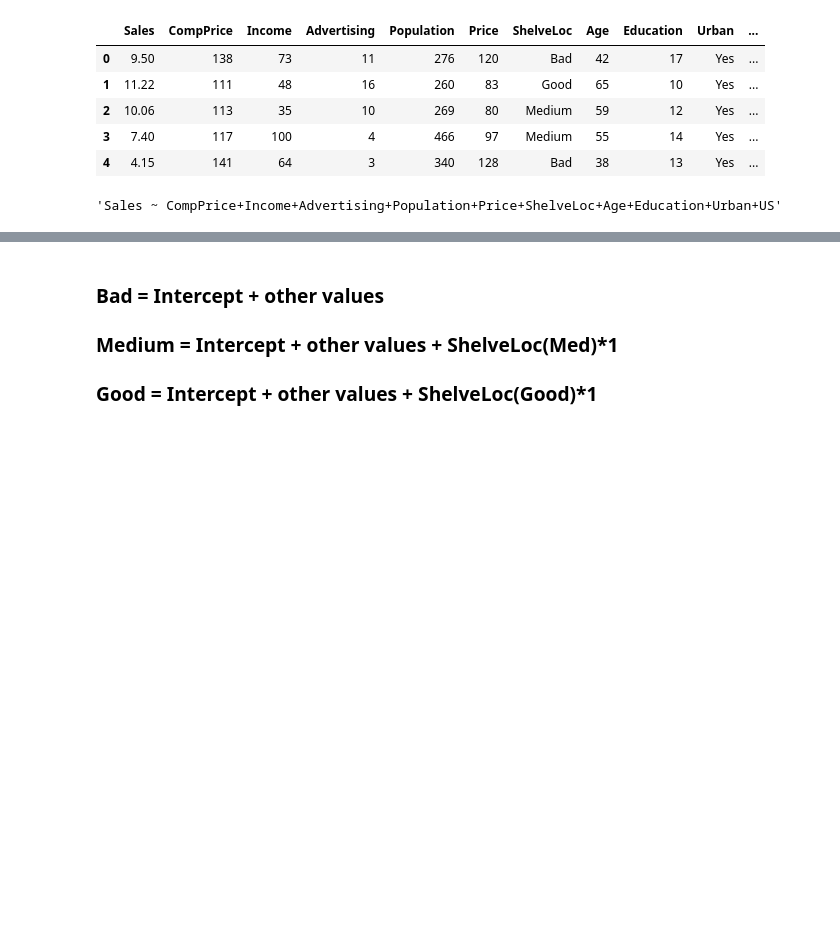
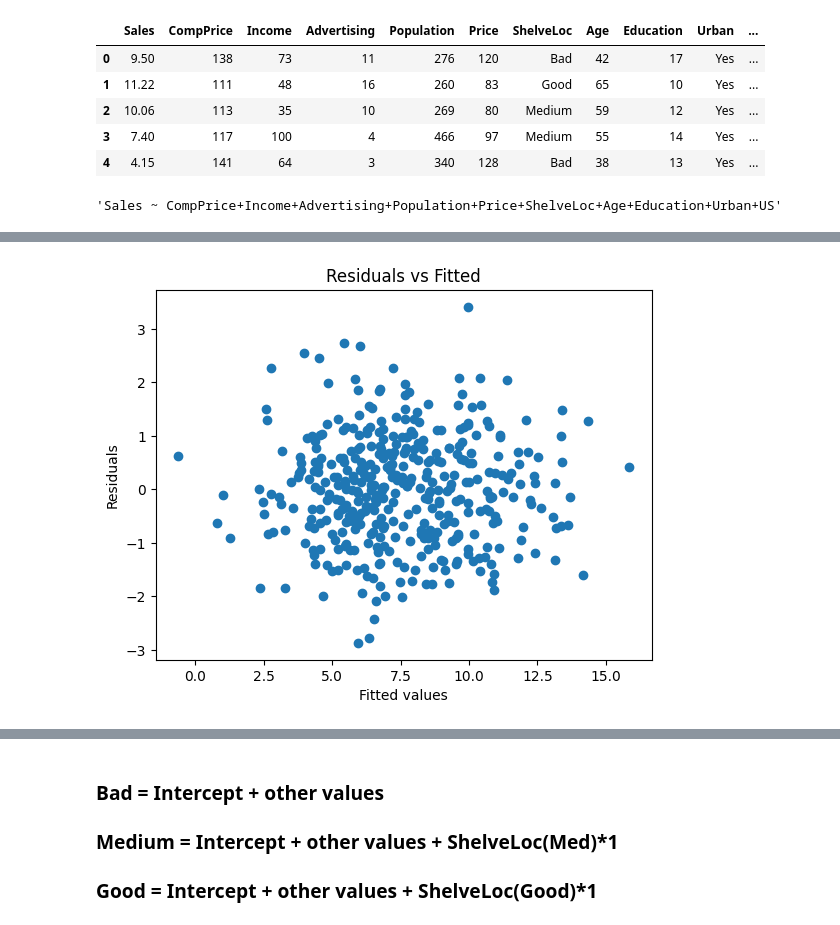
Before and after one commit to Pandatoey/LAB229351, a Jupyter notebook: สำเนาของ_229351_LAB07.ipynb, the cells around one changed output, grey strips where cells are left out. Saved outputs shown, nothing was run; the diff lists cells and outputs as text; code cells hidden in the pictures; blank space fills up the shorter version.

```diff
--- a/สำเนาของ_229351_LAB07.ipynb
+++ b/สำเนาของ_229351_LAB07.ipynb
@@ -409,3 +404,7 @@ all_predictors = '+'.join(carseats.columns.drop('Sales')) #ใช้สูตร
 'Sales ~ ' + all_predictors
 # %% [output]
 'Sales ~ CompPrice+Income+Advertising+Population+Price+ShelveLoc+Age+Education+Urban+US'
+# %%
+# simple linear regression on Auto dataset
+carseats_lr = smf.ols('Sales ~ CompPrice + Income + Advertising + Population + Price + ShelveLoc + Age + Education + Urban + US ', data=carseats).fit()
+print(carseats_lr.summary())
@@ -411,0 +429,9 @@ all_predictors = '+'.join(carseats.columns.drop('Sales')) #ใช้สูตร
+# %%
+#residual
+#Fitted values
+carseats_fitted = carseats_lr.predict(carseats)
+
+#Residuals
+carseats_res = carseats['Sales']-carseats_fitted
+
+print(carseats_res)
@@ -411,0 +457,8 @@ all_predictors = '+'.join(carseats.columns.drop('Sales')) #ใช้สูตร
+# %%
+#Non-linearity
+plt.scatter(carseats_fitted, carseats_res)
+plt.title('Residuals vs Fitted')
+plt.xlabel('Fitted values')
+plt.ylabel('Residuals');
+# %% [output]
+[figure, added]
```
Also changed, not shown: parts of 18 cells of this notebook.
